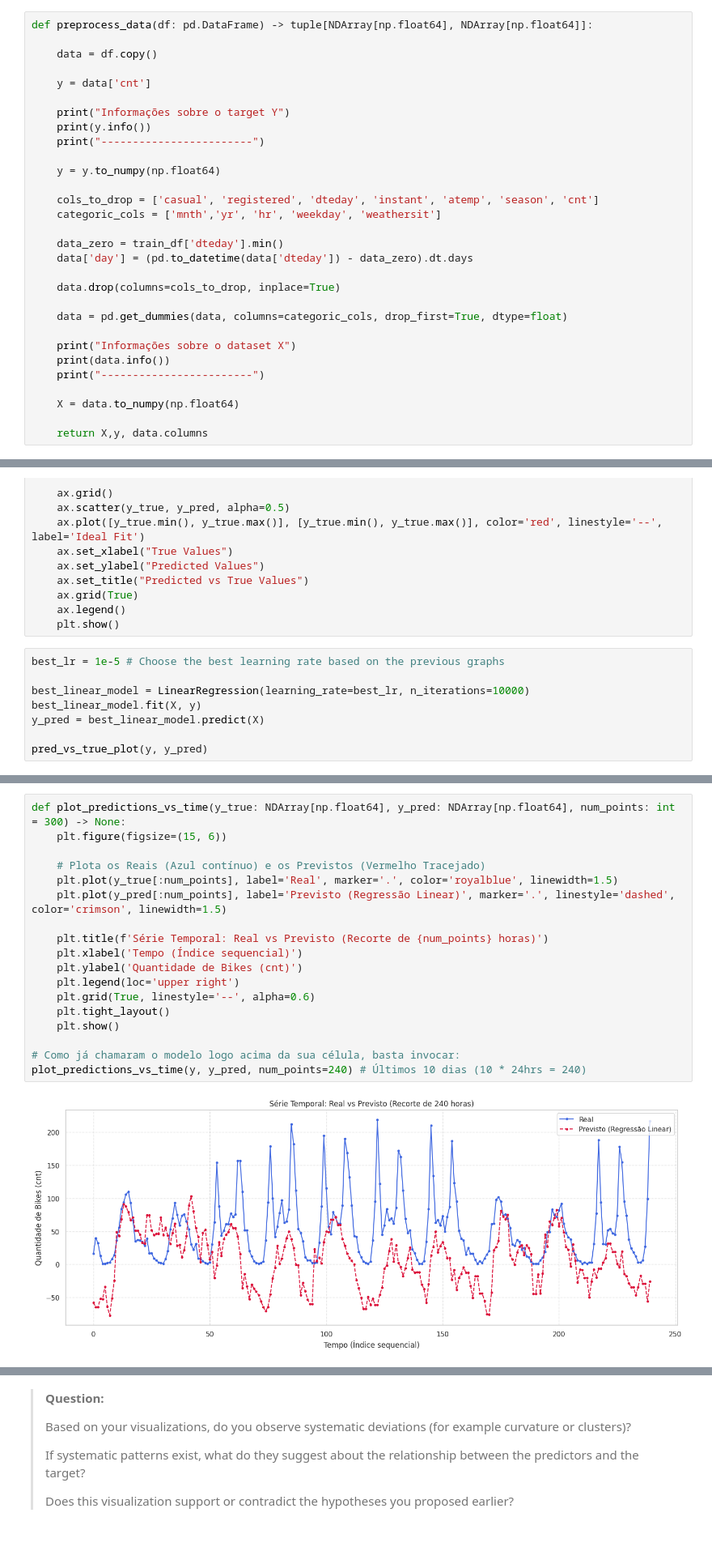
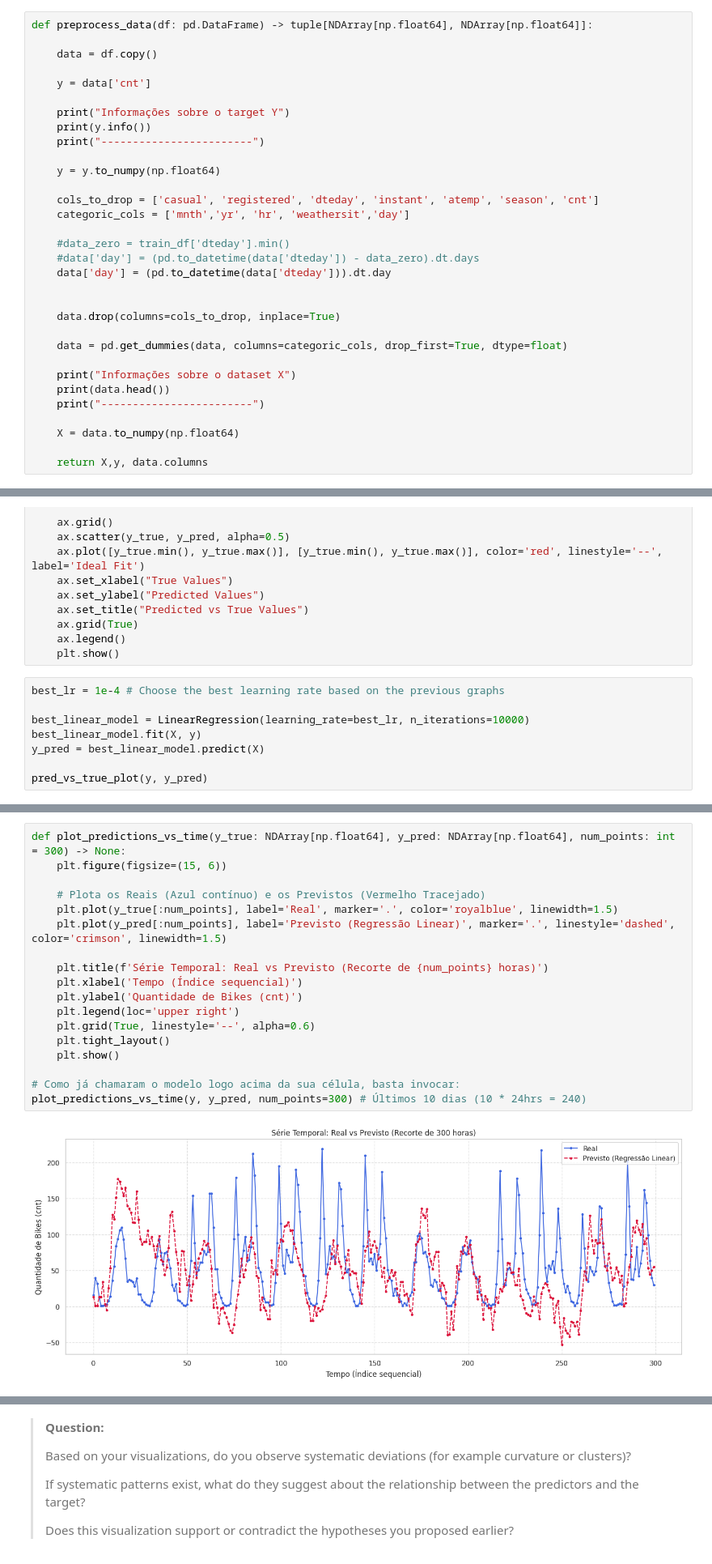
Before and after one commit to sll-bruno/machine-learning-projects, a Jupyter notebook: Tarefa1/mc886_1s2026-assignment_1.ipynb, the cells around one changed output, grey strips where cells are left out. Shown at 81% size. Drawn from its saved outputs; the diff is of its cells as text.

```diff
--- a/Tarefa1/mc886_1s2026-assignment_1.ipynb
+++ b/Tarefa1/mc886_1s2026-assignment_1.ipynb
@@ -537,17 +537,19 @@ def preprocess_data(df: pd.DataFrame) -> tuple[NDArray[np.float64], NDArray[np.f
     y = y.to_numpy(np.float64)
 
     cols_to_drop = ['casual', 'registered', 'dteday', 'instant', 'atemp', 'season', 'cnt']
-    categoric_cols = ['mnth','yr', 'hr', 'weekday', 'weathersit']
+    categoric_cols = ['mnth','yr', 'hr', 'weathersit','day']
 
-    data_zero = train_df['dteday'].min()
-    data['day'] = (pd.to_datetime(data['dteday']) - data_zero).dt.days
+    #data_zero = train_df['dteday'].min()
+    #data['day'] = (pd.to_datetime(data['dteday']) - data_zero).dt.days
+    data['day'] = (pd.to_datetime(data['dteday'])).dt.day
+
 
     data.drop(columns=cols_to_drop, inplace=True)
 
     data = pd.get_dummies(data, columns=categoric_cols, drop_first=True, dtype=float)
 
     print("Informações sobre o dataset X")
-    print(data.info())
+    print(data.head())
     print("------------------------")
 
     X = data.to_numpy(np.float64)
@@ -919,7 +939,7 @@ def pred_vs_true_plot(y_true: NDArray[np.float64], y_pred: NDArray[np.float64])
     ax.legend()
     plt.show()
 # %%
-best_lr = 1e-5 # Choose the best learning rate based on the previous graphs
+best_lr = 1e-4 # Choose the best learning rate based on the previous graphs
 
 best_linear_model = LinearRegression(learning_rate=best_lr, n_iterations=10000)
 best_linear_model.fit(X, y)
@@ -981,23 +1001,23 @@ Passing `palette` without assigning `hue` is deprecated and will be removed in v
 # %%
 def plot_predictions_vs_time(y_true: NDArray[np.float64], y_pred: NDArray[np.float64], num_points: int = 300) -> None:
     plt.figure(figsize=(15, 6))
 
     # Plota os Reais (Azul contínuo) e os Previstos (Vermelho Tracejado)
     plt.plot(y_true[:num_points], label='Real', marker='.', color='royalblue', linewidth=1.5)
     plt.plot(y_pred[:num_points], label='Previsto (Regressão Linear)', marker='.', linestyle='dashed', color='crimson', linewidth=1.5)
 
     plt.title(f'Série Temporal: Real vs Previsto (Recorte de {num_points} horas)')
     plt.xlabel('Tempo (Índice sequencial)')
     plt.ylabel('Quantidade de Bikes (cnt)')
     plt.legend(loc='upper right')
     plt.grid(True, linestyle='--', alpha=0.6)
     plt.tight_layout()
     plt.show()
 
 # Como já chamaram o modelo logo acima da sua célula, basta invocar:
-plot_predictions_vs_time(y, y_pred, num_points=240) # Últimos 10 dias (10 * 24hrs = 240)
+plot_predictions_vs_time(y, y_pred, num_points=300) # Últimos 10 dias (10 * 24hrs = 240)
 # %% [output]
-[figure, old version]
+[figure, new version]
 # %%
 def plot_mean_predictions_vs_real_combined(df: pd.DataFrame, y_true: NDArray[np.float64], y_pred: NDArray[np.float64]) -> None:
     # Cria uma cópia rápida do dataframe para segurança do ambiente
```
Also changed, not shown: parts of 9 cells of this notebook.
